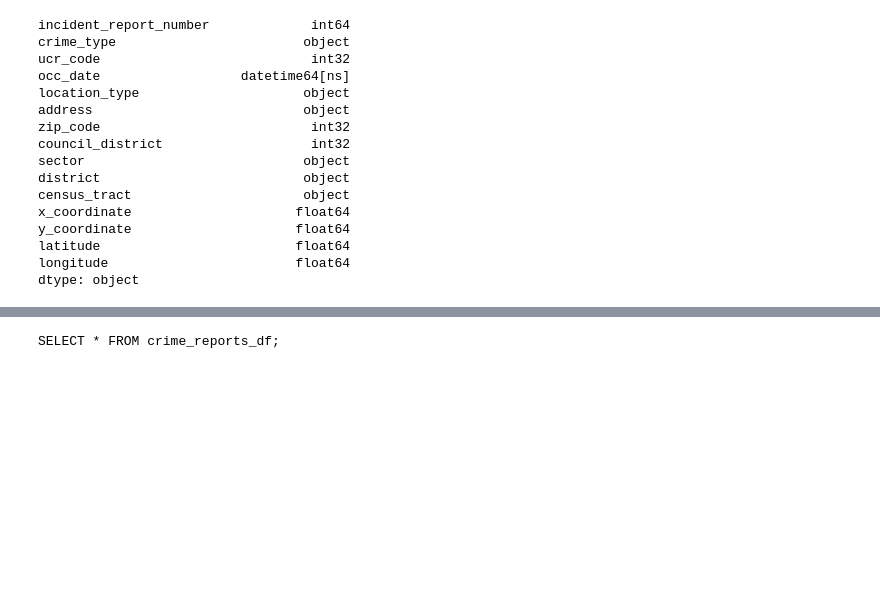
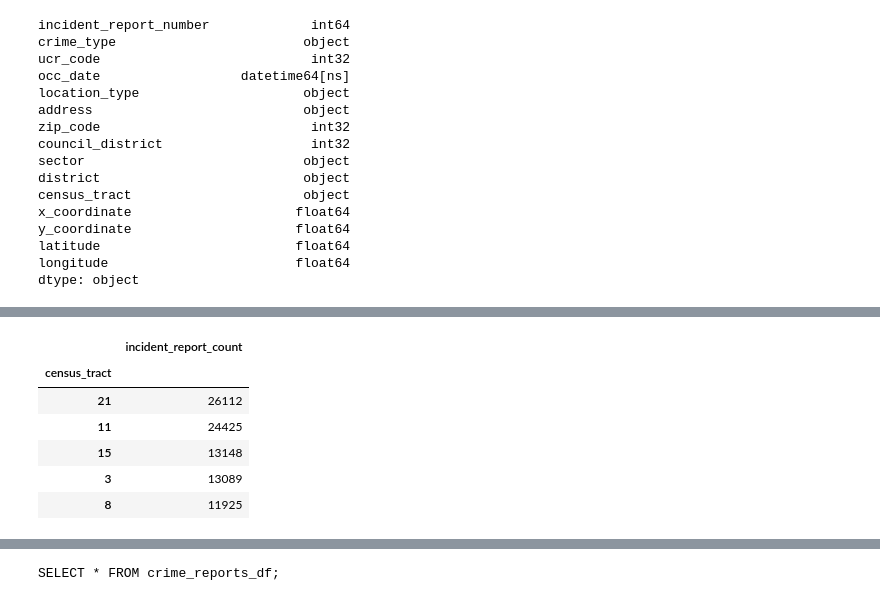
Before and after one commit to boggesstristyn/bootcamp-project, a Jupyter notebook: Cleaning/crime_reports_cleaning.ipynb, the cells around one changed output, grey strips where cells are left out. Cells and saved outputs as stored; diff of their text form; code cells hidden in the pictures; blank space fills up the shorter version.

```diff
--- a/Cleaning/crime_reports_cleaning.ipynb
+++ b/Cleaning/crime_reports_cleaning.ipynb
@@ -8,7 +8,7 @@ from sodapy import Socrata
 client = Socrata("data.austintexas.gov", None)
 
 # Get results, returned as JSON from API / converted to Python list of dictionaries by sodapy
-results = client.get("fdj4-gpfu", where=[{"occ_date" > "2014-01-01T00:00:00.000"}], limit=500000)
+results = client.get("fdj4-gpfu", where=[{"occ_date">="2014-01-01T00:00:00.000"}], limit=500000)
 
 # Convert to pandas DataFrame
 crime_df = pd.DataFrame.from_records(results)
@@ -163,0 +168,4 @@ array(['23', '21', '11', '20', '401', '19.1', '421', '24.51', '22.14',
+# %%
+census_tract_counts = crime_clean_df.census_tract.value_counts()
+census_tract_df = pd.DataFrame(census_tract_counts)
+census_tract_df.head()
@@ -164,2 +179,14 @@ array(['23', '21', '11', '20', '401', '19.1', '421', '24.51', '22.14',
+# %%
+census_tract_df.index.name = 'census_tract'
+census_tract_df.rename(columns = {'census_tract':'incident_report_count'}, inplace=True)
+census_tract_df.head()
+# %% [output]
+|  | incident_report_count |
+| census_tract |  |
+| 21 | 26112 |
+| 11 | 24425 |
+| 15 | 13148 |
+| 3 | 13089 |
+| 8 | 11925 |
 # %%
 crime_clean_df.to_csv('../Resources/Austin_Crime_Reports_Clean.csv')
```
Also changed, not shown: parts of 12 cells of this notebook, 3 other files.
